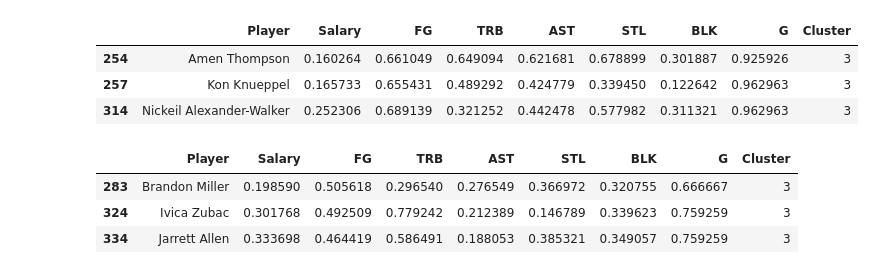
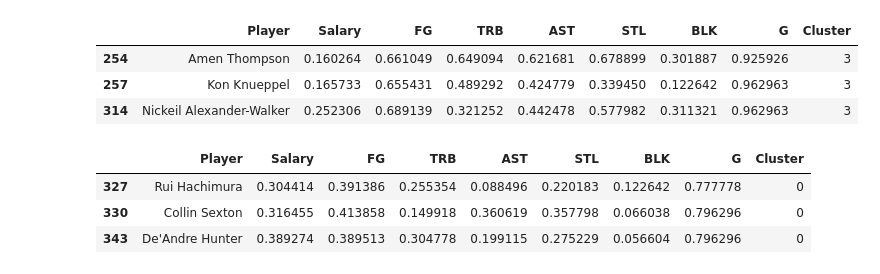
Before and after one commit to MaxGuryan9/week_6, a Jupyter notebook: Lab-Clustering.ipynb, the cells around one changed output. Drawn from its saved outputs; the diff is of its cells as text; code cells hidden in the pictures.

```diff
--- a/Lab-Clustering.ipynb
+++ b/Lab-Clustering.ipynb
@@ -491,31 +491,24 @@ scaled_data[
 | 254 | Amen Thompson | 0.160264 | 0.661049 | 0.649094 | 0.621681 | 0.678899 | 0.301887 | 0.925926 | 3 |
 | 257 | Kon Knueppel | 0.165733 | 0.655431 | 0.489292 | 0.424779 | 0.339450 | 0.122642 | 0.962963 | 3 |
 | 314 | Nickeil Alexander-Walker | 0.252306 | 0.689139 | 0.321252 | 0.442478 | 0.577982 | 0.311321 | 0.962963 | 3 |
-# %%
-# * Several options that could work, assuming you can't get the players in the good category (3 or 4)
-
-scaled_data[
-    scaled_data["Player"].isin(
-        ["Ivica Zubac" , "Jarrett Allen" , "Brandon Miller"]
-    )
-]
-
-# These players are also relatively good-value options, but their stats are not nearly as solid throughout.
-# Brandon Miller has a pretty low salary, decent FG, STL, and BLK stats, but playes a little over half of the
-# season, meaning you probably won't get this production over the course of the entire season. However, his low salary
-# gives you the flexibility to potentially find a higher salary candidate. Ivica Zubac has a higher salary, and extremely high TRB
-# stat, and a pretty good BLK and FG stat, but he only playes around 3/4 of the season, again missing out on potential production
-# throughout the entire season. Finally, Jarrett Allen, also has a higher salary, pretty good FG and TRB stats, with decent
-# STL and BLK stats, but again he only plays around 3/4 of the season, missing out on potential production. All of these cadidates are
-# pretty good choices, but they are not as solid in every category as the previous three names.
-
-# If they have a salary below 0.35, at least 2 stats above 0.3, a separate stat that is above 0.5, and G above 0.65,
-# these are relatively good value picks, but maybe not the best.
-# %% [output]
-|  | Player | Salary | FG | TRB | AST | STL | BLK | G | Cluster |
-| 283 | Brandon Miller | 0.198590 | 0.505618 | 0.296540 | 0.276549 | 0.366972 | 0.320755 | 0.666667 | 3 |
-| 324 | Ivica Zubac | 0.301768 | 0.492509 | 0.779242 | 0.212389 | 0.146789 | 0.339623 | 0.759259 | 3 |
-| 334 | Jarrett Allen | 0.333698 | 0.464419 | 0.586491 | 0.188053 | 0.385321 | 0.349057 | 0.759259 | 3 |
+# %%
+# * Several options that could work, assuming you can't get the players in the good category (3 or 4)
+
+scaled_data[
+    scaled_data["Player"].isin(
+        ["Rui Hachimura", "De'Andre Hunter" , "Collin Sexton"]
+    )
+]
+
+# If players in cluster 3 are not available, these players are great option in cluster 0.
+# Their salaries are roughly 30% of the statistical maximum, their productivity metrics rarely exceed
+# 40% of the statistical maximum, and they don't typically play more than 80% of the season. However, in this category
+# you are getting what you paid for. These players are by no means a steal, their performance is equivalent to their salary.
+# %% [output]
+|  | Player | Salary | FG | TRB | AST | STL | BLK | G | Cluster |
+| 327 | Rui Hachimura | 0.304414 | 0.391386 | 0.255354 | 0.088496 | 0.220183 | 0.122642 | 0.777778 | 0 |
+| 330 | Collin Sexton | 0.316455 | 0.413858 | 0.149918 | 0.360619 | 0.357798 | 0.066038 | 0.796296 | 0 |
+| 343 | De'Andre Hunter | 0.389274 | 0.389513 | 0.304778 | 0.199115 | 0.275229 | 0.056604 | 0.796296 | 0 |
 # %%
 #Write up the results in a separate notebook with supporting visualizations and
 # an overview of how and why you made the choices you did. This should be at least
```
Also changed, not shown: 5 other files.
